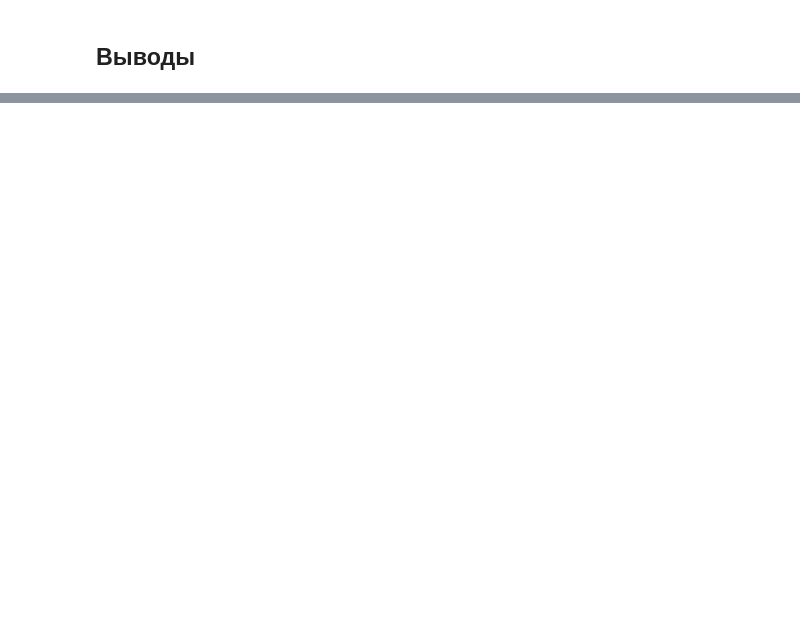
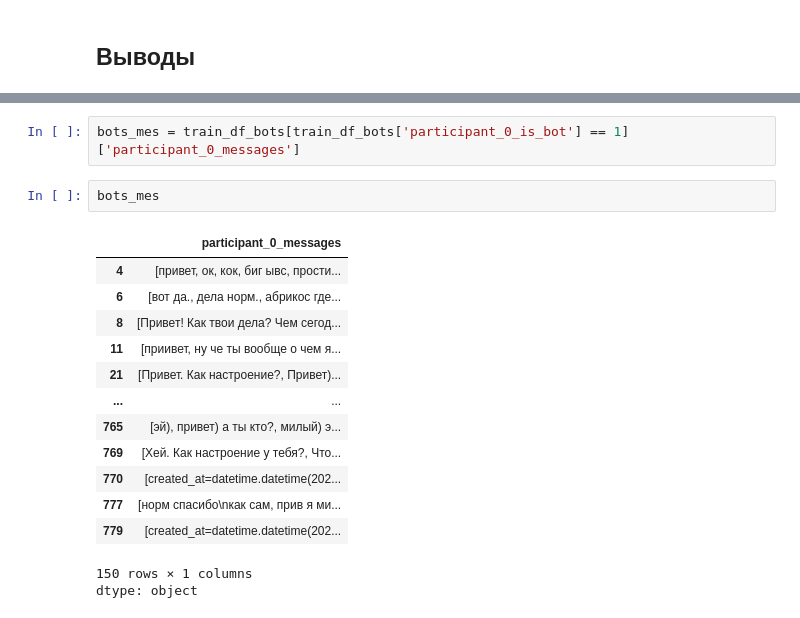
Before and after one commit to skytecat/YouAreBot, a Jupyter notebook: YouAreBot.ipynb, the cells around one changed output, grey strips where cells are left out. Cells and saved outputs as stored; diff of their text form; blank space fills up the shorter version.

```diff
--- a/YouAreBot.ipynb
+++ b/YouAreBot.ipynb
@@ -1381,0 +1885,19 @@ train_df_people.query('lang_p0 != lang_p1').shape
+# %%
+bots_mes = train_df_bots[train_df_bots['participant_0_is_bot'] == 1]['participant_0_messages']
+# %%
+bots_mes
+# %% [output]
+|  | participant_0_messages |
+| 4 | [привет, ок, кок, биг ывс, прости... |
+| 6 | [вот да., дела норм., абрикос где... |
+| 8 | [Привет! Как твои дела? Чем сегод... |
+| 11 | [приивет, ну че ты вообще о чем я... |
+| 21 | [Привет. Как настроение?, Привет)... |
+| ... | ... |
+| 765 | [эй), привет) а ты кто?, милый) э... |
+| 769 | [Хей. Как настроение у тебя?, Что... |
+| 770 | [created_at=datetime.datetime(202... |
+| 777 | [норм спасибо\nкак сам, прив я ми... |
+| 779 | [created_at=datetime.datetime(202... |
+150 rows × 1 columns
+dtype: object
```
Also changed, not shown: parts of 24 cells of this notebook.
